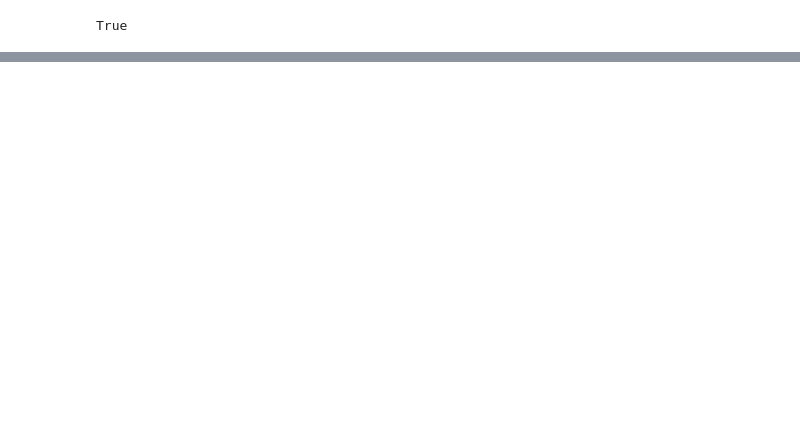
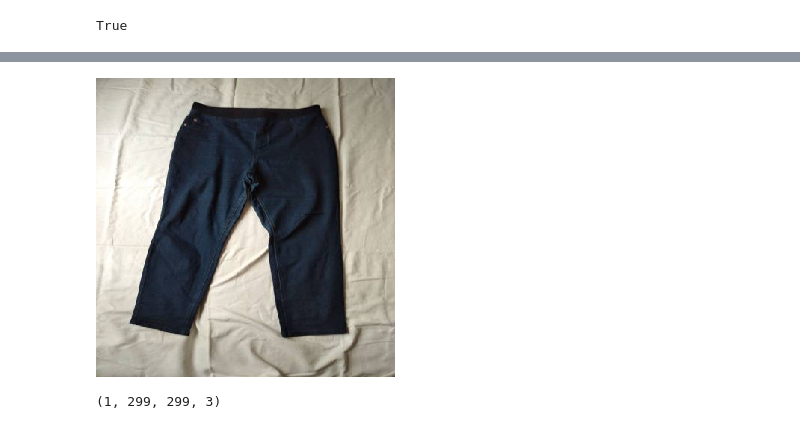
Before and after one commit to VMQuan1304/machine-learning-zoomcamp, a Jupyter notebook: 00-practice/08_deep_learning.ipynb, the cells around one changed output, grey strips where cells are left out. Saved outputs shown, nothing was run; the diff lists cells and outputs as text; code cells hidden in the pictures; blank space fills up the shorter version.

```diff
--- a/00-practice/08_deep_learning.ipynb
+++ b/00-practice/08_deep_learning.ipynb
@@ -382,0 +734,7 @@ Epoch 10/10
+# %%
+path = 'clothing-dataset-small/test/pants/c8d21106-bbdb-4e8d-83e4-bf3d14e54c16.jpg'
+# %%
+img = load_img(path, target_size=(299, 299))
+img
+# %% [output]
+[figure, added]
@@ -382,0 +743,6 @@ Epoch 10/10
+# %%
+x = np.array(img)
+X = np.array([x])
+X.shape
+# %% [output]
+(1, 299, 299, 3)
```
Also changed, not shown: parts of 41 cells of this notebook, 3 other files.
